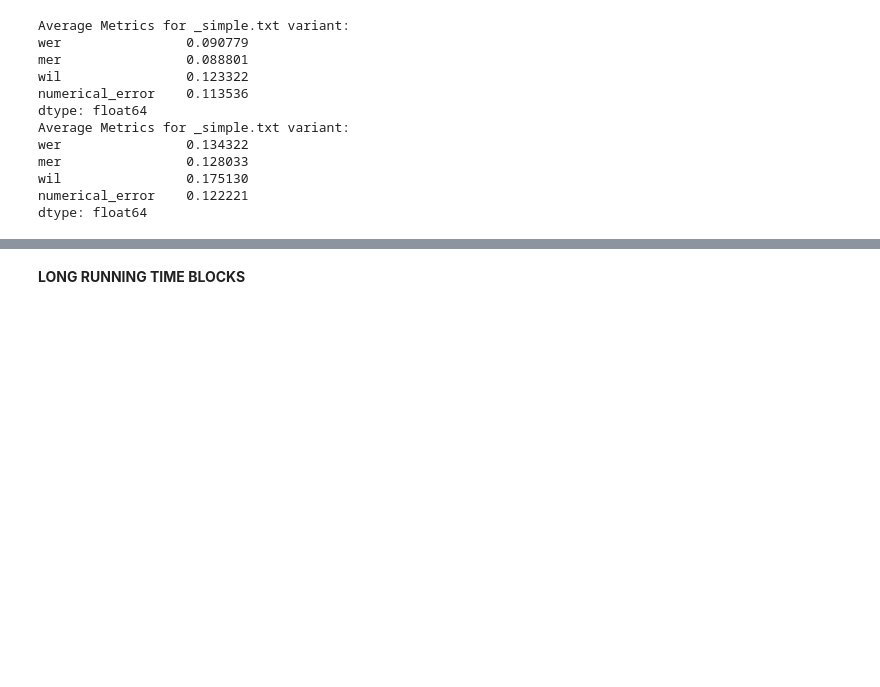
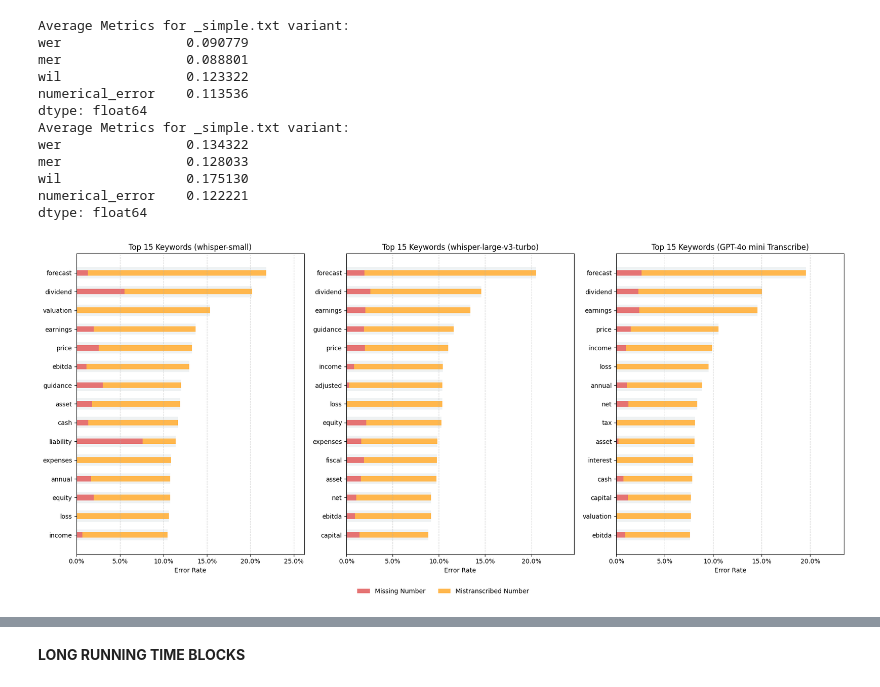
Before and after one commit to MakkerW/Thesis, a Jupyter notebook: Metrics.ipynb, the cells around one changed output, grey strips where cells are left out. Saved outputs shown, nothing was run; the diff lists cells and outputs as text; code cells hidden in the pictures; blank space fills up the shorter version.

Commit message:
number eval

```diff
--- a/Metrics.ipynb
+++ b/Metrics.ipynb
@@ -1535,3 +1519,64 @@ mer                0.128033
 wil                0.175130
 numerical_error    0.122221
 dtype: float64
+# %%
+import pandas as pd
+import matplotlib.pyplot as plt
+import numpy as np
+import matplotlib.colors as mcolors
+import matplotlib.ticker as mtick
+
+# Load CSV
+df_result = pd.read_csv("financial_keyword_error_summary.csv")
+
+# Compute error metrics
+df_result["error_total"] = df_result["missing"] + df_result["substituted"]
+df_result["total_checked"] = df_result["correct"] + df_result["error_total"]
+df_result["error_rate"] = df_result["error_total"] / df_result["total_checked"]
+df_result["missing_rate"] = df_result["missing"] / df_result["total_checked"]
+df_result["substituted_rate"] = df_result["substituted"] / df_result["total_checked"]
+
+# Colors (Option A: Clean & Warm)
+missing_color = "#E57373"
+substituted_color = "#FFB74D"
+total_bar_color = "#B0BEC5"
+
+# Prepare subplots
+variants = df_result["variant"].unique()
+n_variants = len(variants)
+
+fig, axes = plt.subplots(1, n_variants, figsize=(6 * n_variants, 8), sharex=False)
+
+for ax, variant in zip(axes, variants):
+    df_var = df_result[df_result["variant"] == variant].copy()
+    df_var = df_var[df_var["total_checked"] >= 5]
+    df_top = df_var.sort_values("error_rate", ascending=False).head(15)
+    df_top = df_top[::-1]
+
+    y_pos = np.arange(len(df_top))
+    max_error = df_top["error_rate"].max()
+    x_limit = min(1.0, max_error * 1.2)
+
+    # Transparent base bar
+    ax.barh(y_pos, df_top["error_rate"], height=0.6, color=total_bar_color, alpha=0.2)
+    # Stacked bars
+    ax.barh(y_pos, df_top["missing_rate"], height=0.3, color=missing_color, label="Missing Number")
+    ax.barh(y_pos, df_top["substituted_rate"], height=0.3,
+            left=df_top["missing_rate"], color=substituted_color, label="Mistranscribed Number")
+
+    ax.set_yticks(y_pos)
+    ax.set_yticklabels(df_top["keyword"])
+    ax.set_xlim(0, x_limit)
+    ax.set_xlabel("Error Rate")
+    ax.xaxis.set_major_formatter(mtick.PercentFormatter(1.0))
+    ax.set_title(f"Top 15 Keywords ({variant})")
+    ax.grid(axis="x", linestyle="--", alpha=0.5)
+
+# Add legend once (bottom center)
+handles, labels = axes[0].get_legend_handles_labels()
+fig.legend(handles, labels, loc='lower center', ncol=3, frameon=False)
+
+plt.tight_layout(rect=[0, 0.05, 1, 1])  # leave space for legend
+plt.show()
+# %% [output]
+[figure, added]
```
Also changed, not shown: parts of 20 cells of this notebook, 8 other files.
